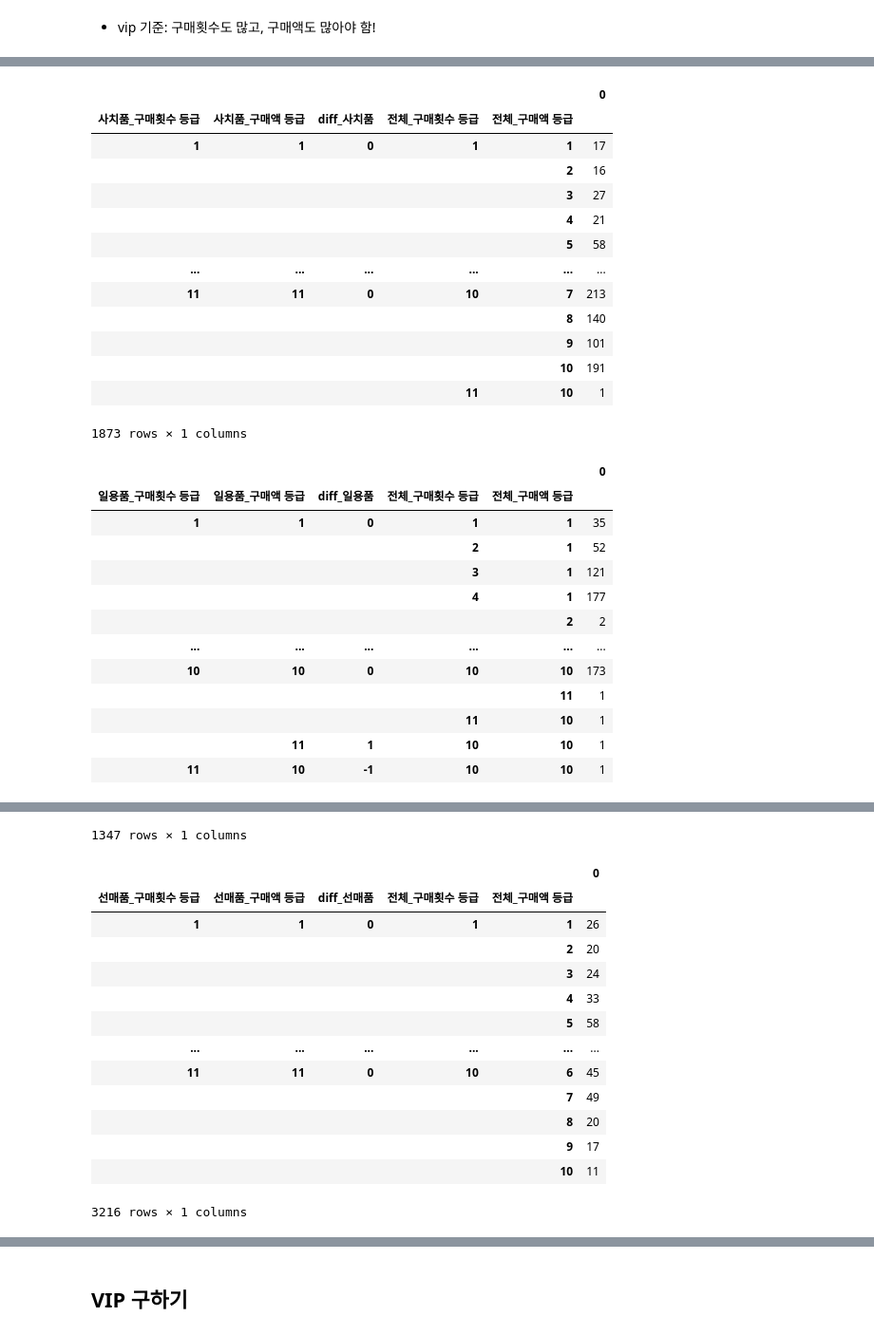
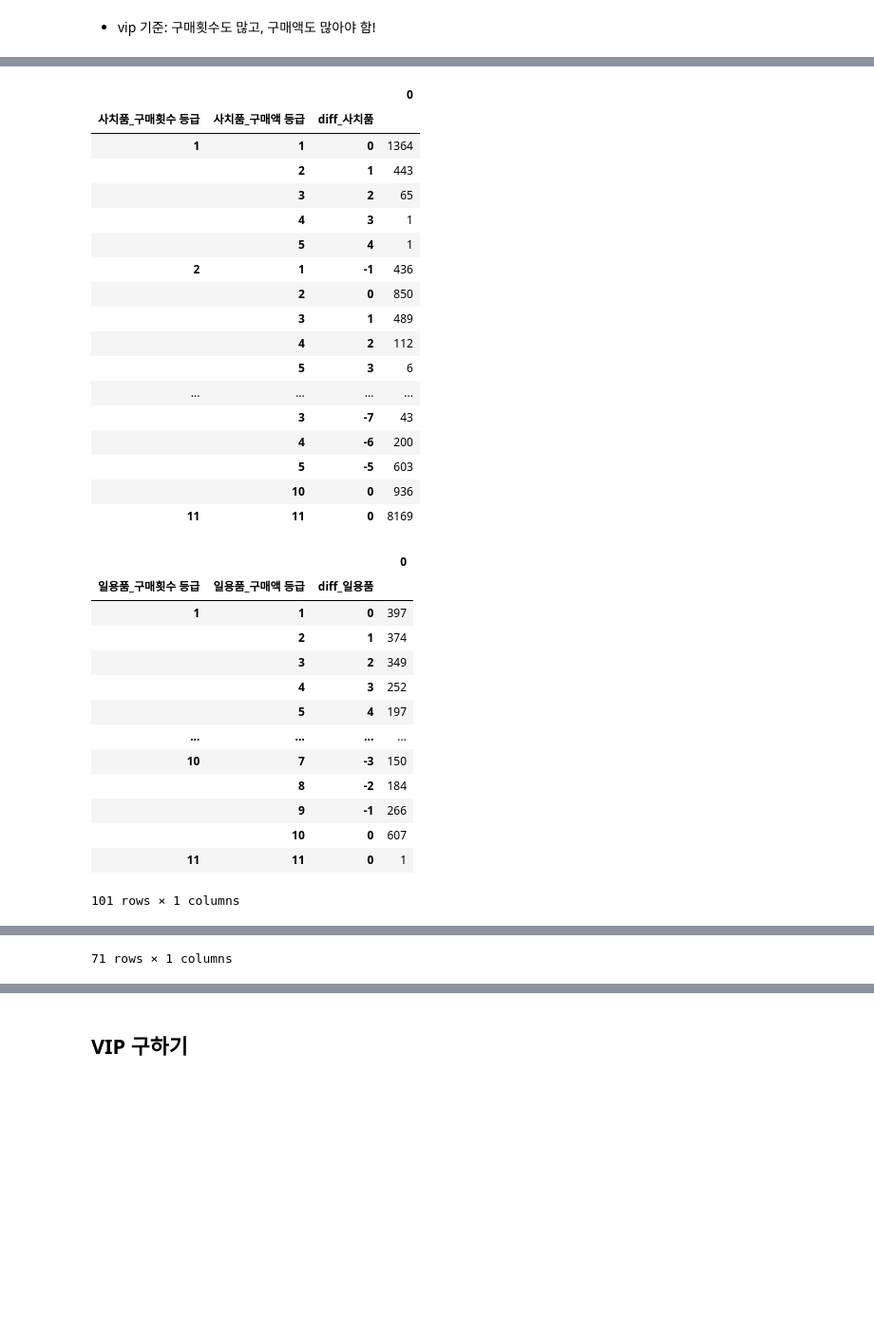
Before and after one commit to leejunghyunA/second_projects, a Jupyter notebook: M_월별평균금액 및 vip_1022.ipynb, the cells around one changed output, grey strips where cells are left out. Shown at 95% size. Drawn from its saved outputs; the diff is of its cells as text; code cells hidden in the pictures; blank space fills up the shorter version.

```diff
--- a/M_월별평균금액 및 vip_1022.ipynb
+++ b/M_월별평균금액 및 vip_1022.ipynb
@@ -1941,33 +2138,38 @@ grade_df2
 18866 rows × 11 columns
 # %%
 for i in range(3):
-    df = pd.DataFrame(grade_df2[[f'{type_list[i]}_구매횟수 등급',f'{type_list[i]}_구매액 등급',f'diff_{type_list[i]}', '전체_구매횟수 등급', '전체_구매액 등급']].value_counts())
+    df = pd.DataFrame(grade_df2[[f'{type_list[i]}_구매횟수 등급',f'{type_list[i]}_구매액 등급',f'diff_{type_list[i]}']].value_counts())
     display(df.sort_index(level = 0))
 # %% [output]
-|  |  |  |  |  | 0 |
-| 사치품_구매횟수 등급 | 사치품_구매액 등급 | diff_사치품 | 전체_구매횟수 등급 | 전체_구매액 등급 |  |
-| 1 | 1 | 0 | 1 | 1 | 17 |
-|  |  |  |  | 2 | 16 |
-|  |  |  |  | 3 | 27 |
-|  |  |  |  | 4 | 21 |
-|  |  |  |  | 5 | 58 |
-| ... | ... | ... | ... | ... | ... |
-| 11 | 11 | 0 | 10 | 7 | 213 |
-|  |  |  |  | 8 | 140 |
-|  |  |  |  | 9 | 101 |
-|  |  |  |  | 10 | 191 |
-|  |  |  | 11 | 10 | 1 |
+|  |  |  | 0 |
+| 사치품_구매횟수 등급 | 사치품_구매액 등급 | diff_사치품 |  |
+| 1 | 1 | 0 | 1364 |
+|  | 2 | 1 | 443 |
+|  | 3 | 2 | 65 |
+|  | 4 | 3 | 1 |
+|  | 5 | 4 | 1 |
+| 2 | 1 | -1 | 436 |
+|  | 2 | 0 | 850 |
+|  | 3 | 1 | 489 |
+|  | 4 | 2 | 112 |
+|  | 5 | 3 | 6 |
+| ... | ... | ... | ... |
+|  | 3 | -7 | 43 |
+|  | 4 | -6 | 200 |
+|  | 5 | -5 | 603 |
+|  | 10 | 0 | 936 |
+| 11 | 11 | 0 | 8169 |
+|  |  |  | 0 |
+| 일용품_구매횟수 등급 | 일용품_구매액 등급 | diff_일용품 |  |
+| 1 | 1 | 0 | 397 |
+|  | 2 | 1 | 374 |
+|  | 3 | 2 | 349 |
+|  | 4 | 3 | 252 |
+|  | 5 | 4 | 197 |
+| ... | ... | ... | ... |
+| 10 | 7 | -3 | 150 |
+|  | 8 | -2 | 184 |
+|  | 9 | -1 | 266 |
+|  | 10 | 0 | 607 |
+| 11 | 11 | 0 | 1 |
-1873 rows × 1 columns
+101 rows × 1 columns
-|  |  |  |  |  | 0 |
-| 일용품_구매횟수 등급 | 일용품_구매액 등급 | diff_일용품 | 전체_구매횟수 등급 | 전체_구매액 등급 |  |
-| 1 | 1 | 0 | 1 | 1 | 35 |
-|  |  |  | 2 | 1 | 52 |
-|  |  |  | 3 | 1 | 121 |
-|  |  |  | 4 | 1 | 177 |
-|  |  |  |  | 2 | 2 |
-| ... | ... | ... | ... | ... | ... |
-| 10 | 10 | 0 | 10 | 10 | 173 |
-|  |  |  |  | 11 | 1 |
-|  |  |  | 11 | 10 | 1 |
-|  | 11 | 1 | 10 | 10 | 1 |
-| 11 | 10 | -1 | 10 | 10 | 1 |
@@ -1974,18 +2189,4 @@ for i in range(3):
-1347 rows × 1 columns
+71 rows × 1 columns
-|  |  |  |  |  | 0 |
-| 선매품_구매횟수 등급 | 선매품_구매액 등급 | diff_선매품 | 전체_구매횟수 등급 | 전체_구매액 등급 |  |
-| 1 | 1 | 0 | 1 | 1 | 26 |
-|  |  |  |  | 2 | 20 |
-|  |  |  |  | 3 | 24 |
-|  |  |  |  | 4 | 33 |
-|  |  |  |  | 5 | 58 |
-| ... | ... | ... | ... | ... | ... |
-| 11 | 11 | 0 | 10 | 6 | 45 |
-|  |  |  |  | 7 | 49 |
-|  |  |  |  | 8 | 20 |
-|  |  |  |  | 9 | 17 |
-|  |  |  |  | 10 | 11 |
-3216 rows × 1 columns
 # %%
 # 수치가 이상한 고객 확인용
 
```
Also changed, not shown: parts of 46 cells of this notebook, 12 other files.
